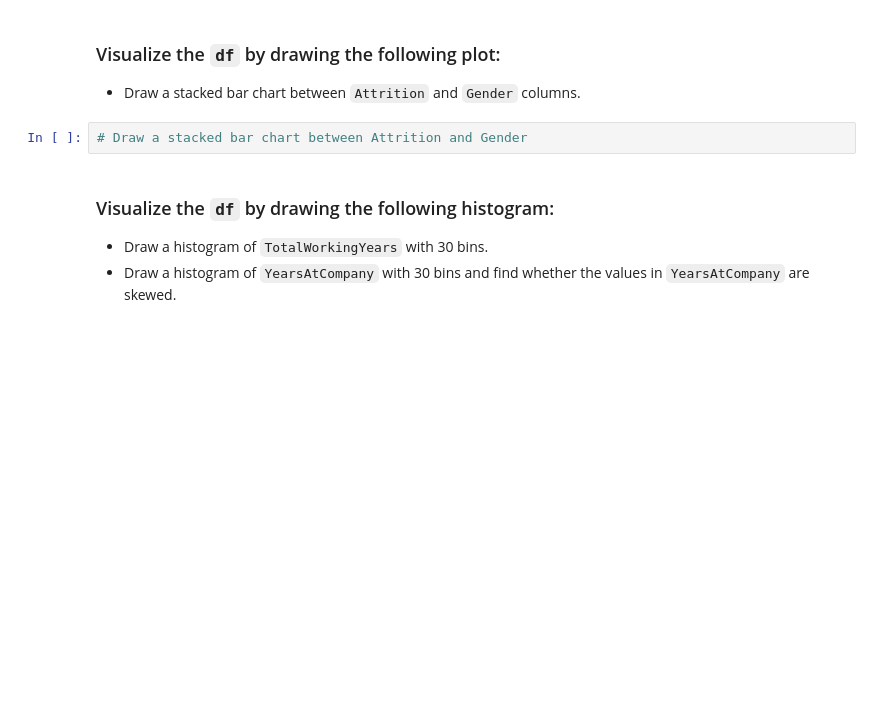
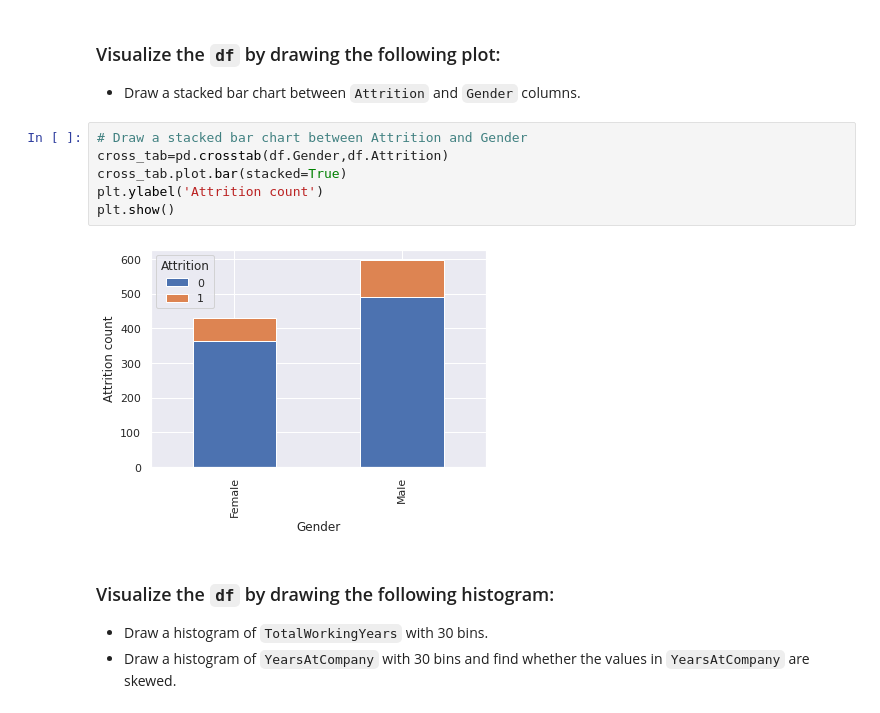
Before and after one commit to sp1999/SHALA2020, a Jupyter notebook: Assignment_2_DS.ipynb, the cells around one changed output. Cells and saved outputs as stored; diff of their text form; blank space fills up the shorter version.

````diff
--- a/Assignment_2_DS.ipynb
+++ b/Assignment_2_DS.ipynb
@@ -184,6 +275,12 @@ movies2 = movies.fillna(movies.mean())
 * Draw a stacked bar chart between ```Attrition``` and ```Gender``` columns.
 # %%
 # Draw a stacked bar chart between Attrition and Gender
+cross_tab=pd.crosstab(df.Gender,df.Attrition)
+cross_tab.plot.bar(stacked=True)
+plt.ylabel('Attrition count')
+plt.show()
+# %% [output]
+[figure, added]
 # %% [markdown]
 ### Visualize the ```df``` by drawing the following histogram:
 
````
Also changed, not shown: parts of 11 cells of this notebook.
